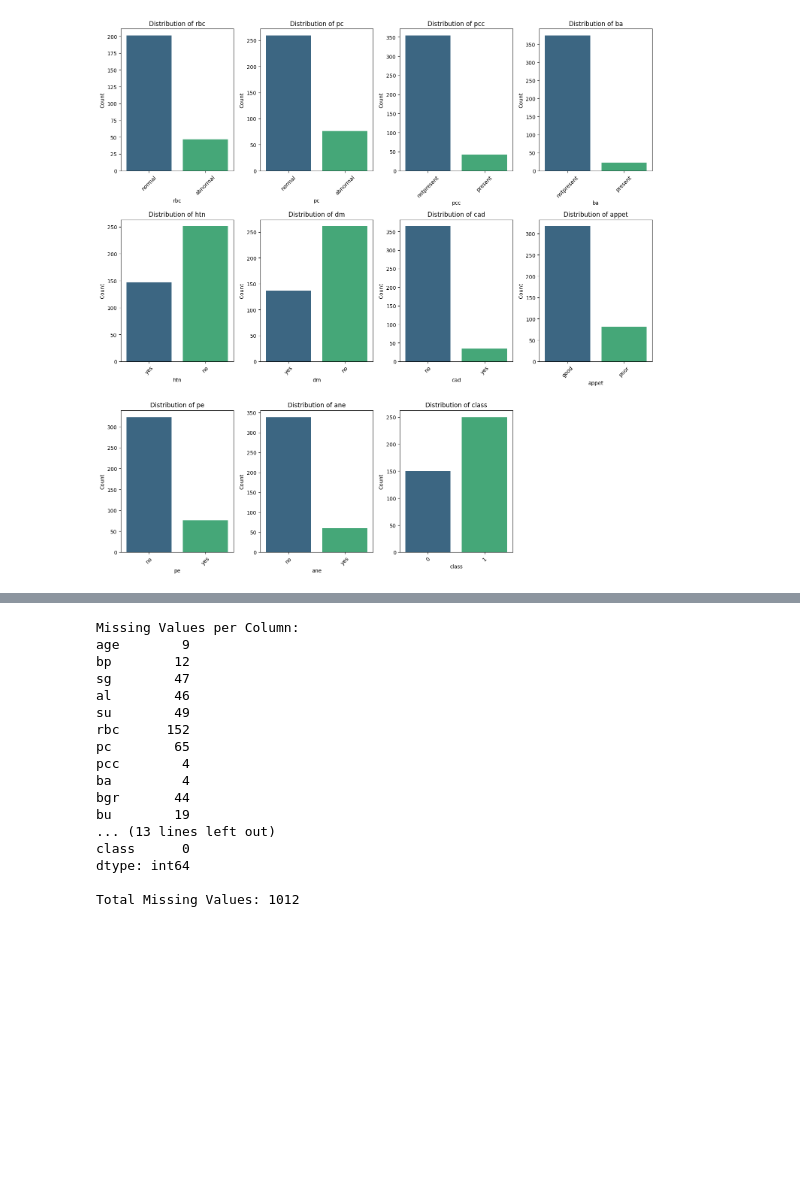
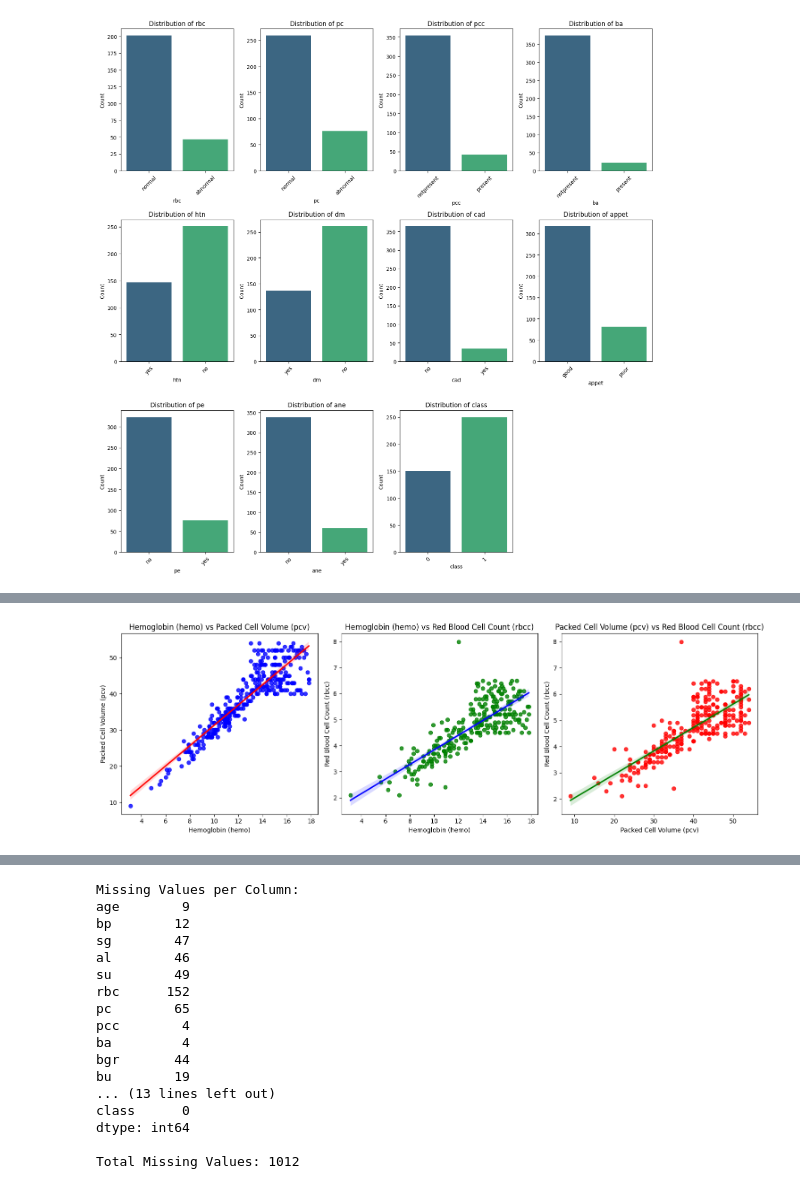
Before and after one commit to Kottancheril/Chronic_kidney_disease_prediction, a Jupyter notebook: chronic_kidney_disease.ipynb, the cells around one changed output, grey strips where cells are left out. Cells and saved outputs as stored; diff of their text form; code cells hidden in the pictures; blank space fills up the shorter version.

```diff
--- a/chronic_kidney_disease.ipynb
+++ b/chronic_kidney_disease.ipynb
@@ -245,0 +244,28 @@ plt.show()
+# %%
+plt.figure(figsize=(15, 5))
+
+# Scatter plot for hemo vs pcv with regression line
+plt.subplot(1, 3, 1)
+sns.regplot(x=combined_data['hemo'], y=combined_data['pcv'], scatter_kws={'color': 'blue'}, line_kws={'color': 'red'})
+plt.title('Hemoglobin (hemo) vs Packed Cell Volume (pcv)')
+plt.xlabel('Hemoglobin (hemo)')
+plt.ylabel('Packed Cell Volume (pcv)')
+
+# Scatter plot for hemo vs rbcc with regression line
+plt.subplot(1, 3, 2)
+sns.regplot(x=combined_data['hemo'], y=combined_data['rbcc'], scatter_kws={'color': 'green'}, line_kws={'color': 'blue'})
+plt.title('Hemoglobin (hemo) vs Red Blood Cell Count (rbcc)')
+plt.xlabel('Hemoglobin (hemo)')
+plt.ylabel('Red Blood Cell Count (rbcc)')
+
+# Scatter plot for pcv vs rbcc with regression line
+plt.subplot(1, 3, 3)
+sns.regplot(x=combined_data['pcv'], y=combined_data['rbcc'], scatter_kws={'color': 'red'}, line_kws={'color': 'green'})
+plt.title('Packed Cell Volume (pcv) vs Red Blood Cell Count (rbcc)')
+plt.xlabel('Packed Cell Volume (pcv)')
+plt.ylabel('Red Blood Cell Count (rbcc)')
+
+plt.tight_layout()
+plt.show()
+# %% [output]
+[figure, added]
```
Also changed, not shown: parts of 12 cells of this notebook.
